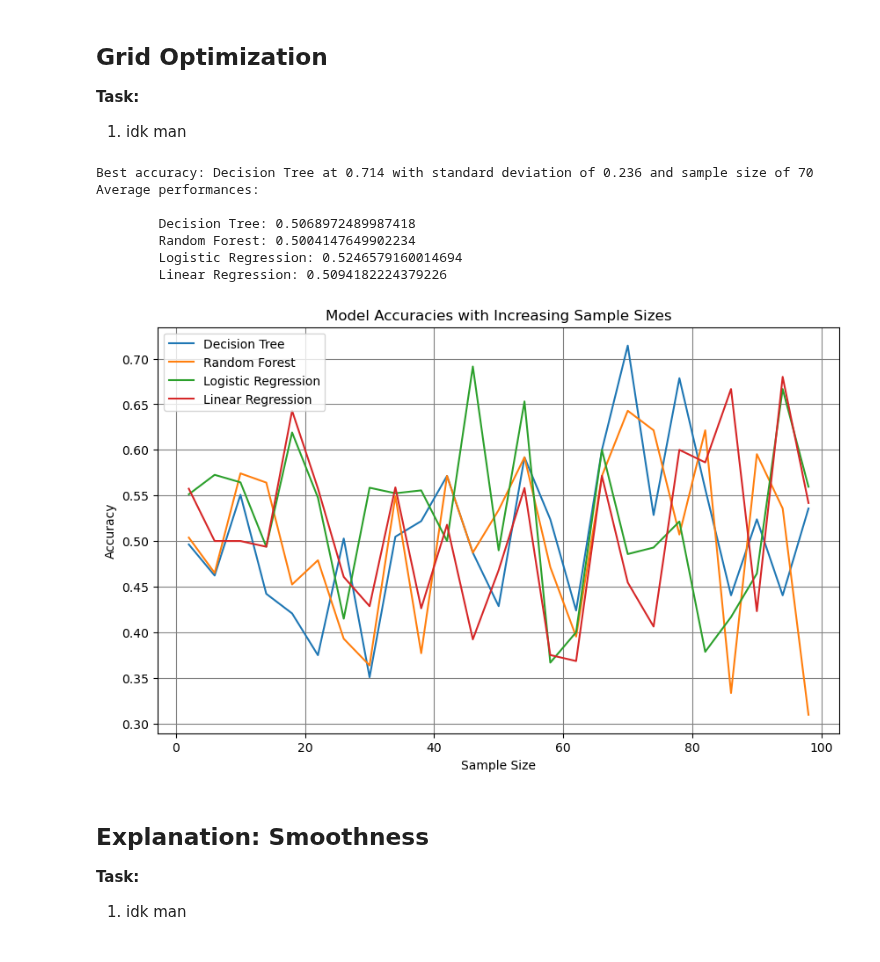
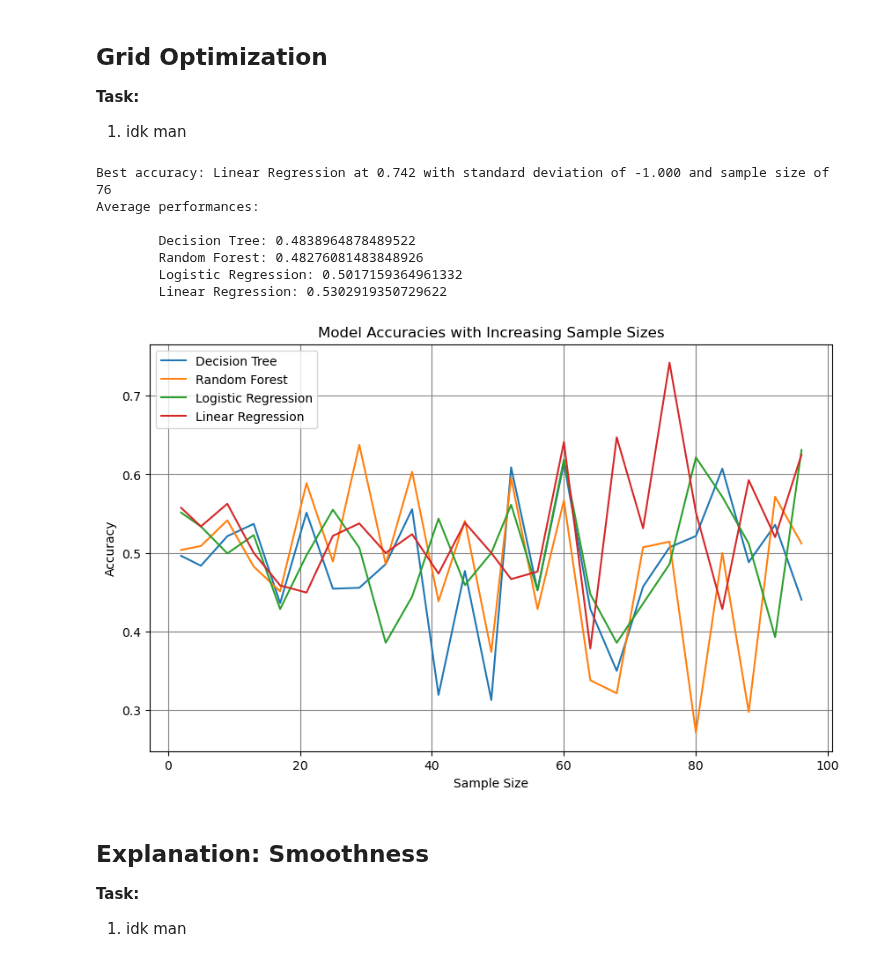
Before and after one commit to EvanA4/OCAI, a Jupyter notebook: myBook.ipynb, the cells around one changed output. Drawn from its saved outputs; the diff is of its cells as text; code cells hidden in the pictures.

Commit message:
added real_prices to pipeline

```diff
--- a/myBook.ipynb
+++ b/myBook.ipynb
@@ -90,14 +101,14 @@ Raw data:
 
 1. idk man
 # %%
-def createXY(prices: np.ndarray, sampleSize: int) -> tuple[np.ndarray, np.ndarray]:
+def createXY(prices: np.ndarray, real_prices: np.ndarray, sampleSize: int) -> tuple[np.ndarray, np.ndarray]:
     numSamples = int(len(prices) / (sampleSize + 1))
     X = np.full((numSamples, sampleSize), np.nan)
     y = np.full((numSamples), np.nan)
     for i in range(0, numSamples):
         start = i * (sampleSize + 1)
         X[i] = (prices[start : start + sampleSize])
-        y[i] = (int(prices[start + sampleSize] > prices[start + sampleSize - 1]))
+        y[i] = (int(real_prices[start + sampleSize] > real_prices[start + sampleSize - 1]))
 
     return X, y
 # %% [markdown]
@@ -117,14 +128,14 @@ def predict_linReg(X_test: np.ndarray) -> np.ndarray:
     return pred
 
 
-def eval_models(prices: np.ndarray, sampleSize: int, numSplits: int, random_state: int) -> tuple[np.ndarray, np.ndarray, np.ndarray]:
+def eval_models(prices: np.ndarray, real_prices: np.ndarray, sampleSize: int, numSplits: int, random_state: int) -> tuple[np.ndarray, np.ndarray, np.ndarray]:
     # create classification models
     clf = DecisionTreeClassifier(random_state=random_state)
     forest = RandomForestClassifier(max_depth=2, random_state=random_state)
     logReg = LogisticRegression(random_state=random_state)
 
     # perform k-fold cross validation
-    X, y = createXY(prices, sampleSize)
+    X, y = createXY(prices, real_prices, sampleSize)
     stats_clf = cross_val_score(clf, X, y, scoring='accuracy', cv=KFold(n_splits=numSplits), n_jobs=-1)
     stats_forest = cross_val_score(forest, X, y, scoring='accuracy', cv=KFold(n_splits=numSplits), n_jobs=-1)
     stats_logReg = cross_val_score(logReg, X, y, scoring='accuracy', cv=KFold(n_splits=numSplits), n_jobs=-1)
@@ -138,7 +149,7 @@ def eval_models(prices: np.ndarray, sampleSize: int, numSplits: int, random_stat
 
 1. idk man
 # %%
-def grid_optim(prices: np.ndarray):
+def grid_optim(prices: np.ndarray, real_prices: np.ndarray):
     # define hyperparameters
     RANDOM_STATE = 42
     NUM_ITERATIONS = 25
@@ -153,8 +164,8 @@ def grid_optim(prices: np.ndarray):
     final_accs = [[], [], [], []]
     sampleSizes = []
     for i in range(NUM_ITERATIONS):
-        sampleSize = int(i * MAX_SAMPLESIZE / NUM_ITERATIONS + 2)
-        stats_clf, stats_forest, stats_logReg, acc_linReg = eval_models(prices, sampleSize, NUM_SPLITS, RANDOM_STATE)
+        sampleSize = int(i * (MAX_SAMPLESIZE - 2) / NUM_ITERATIONS + 2)
+        stats_clf, stats_forest, stats_logReg, acc_linReg = eval_models(prices, real_prices, sampleSize, NUM_SPLITS, RANDOM_STATE)
 
         if stats_clf.mean() > max_acc:
             best_model = "Decision Tree"
@@ -162,12 +173,12 @@ def grid_optim(prices: np.ndarray):
             max_std = stats_clf.std()
             max_size = sampleSize
         if stats_forest.mean() > max_acc:
-            best_model = "Decision Tree"
+            best_model = "Random Forest"
             max_acc = stats_forest.mean()
             max_std = stats_forest.std()
             max_size = sampleSize
         if stats_logReg.mean() > max_acc:
-            best_model = "Decision Tree"
+            best_model = "Logistic Regression"
             max_acc = stats_logReg.mean()
             max_std = stats_logReg.std()
             max_size = sampleSize
@@ -181,40 +192,40 @@ def grid_optim(prices: np.ndarray):
         final_accs[1].append(stats_forest.mean())
         final_accs[2].append(stats_logReg.mean())
         final_accs[3].append(acc_linReg)
         sampleSizes.append(sampleSize)
 
     print(f"Best accuracy: {best_model} at {max_acc:.3f} with standard deviation of {max_std:.3f} and sample size of {max_size}")
     print("Average performances:\n")
     print(f"\tDecision Tree: {np.mean(final_accs[0])}")
     print(f"\tRandom Forest: {np.mean(final_accs[1])}")
     print(f"\tLogistic Regression: {np.mean(final_accs[2])}")
     print(f"\tLinear Regression: {np.mean(final_accs[3])}")
 
 
     # plot results
     plt.figure(figsize=(10, 6))
     plt.plot(sampleSizes, final_accs[0], label="Decision Tree")
     plt.plot(sampleSizes, final_accs[1], label="Random Forest")
     plt.plot(sampleSizes, final_accs[2], label="Logistic Regression")
     plt.plot(sampleSizes, final_accs[3], label="Linear Regression")
     plt.grid(color="grey")
     plt.xlabel("Sample Size")
     plt.ylabel("Accuracy")
     plt.title("Model Accuracies with Increasing Sample Sizes")
     plt.legend()
     plt.show()
 
 
-grid_optim(prices)
+grid_optim(prices, prices)
 # %% [output]
-Best accuracy: Decision Tree at 0.714 with standard deviation of 0.236 and sample size of 70
+Best accuracy: Linear Regression at 0.742 with standard deviation of -1.000 and sample size of 76
 Average performances:
 
-        Decision Tree: 0.5068972489987418
-        Random Forest: 0.5004147649902234
-        Logistic Regression: 0.5246579160014694
-        Linear Regression: 0.5094182224379226
+        Decision Tree: 0.4838964878489522
+        Random Forest: 0.48276081483848926
+        Logistic Regression: 0.5017159364961332
+        Linear Regression: 0.5302919350729622
-[figure, old version]
+[figure, new version]
 # %% [markdown]
 ## Explanation: Smoothness
 
```
Also changed, not shown: parts of 5 cells of this notebook.
